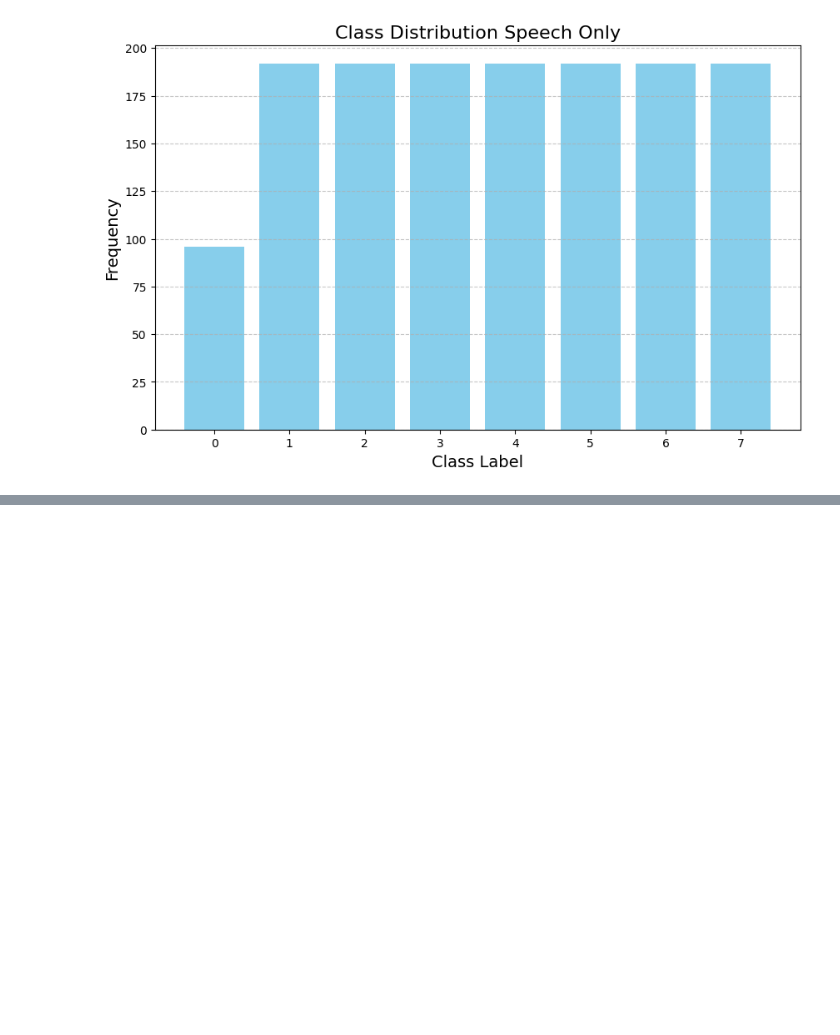
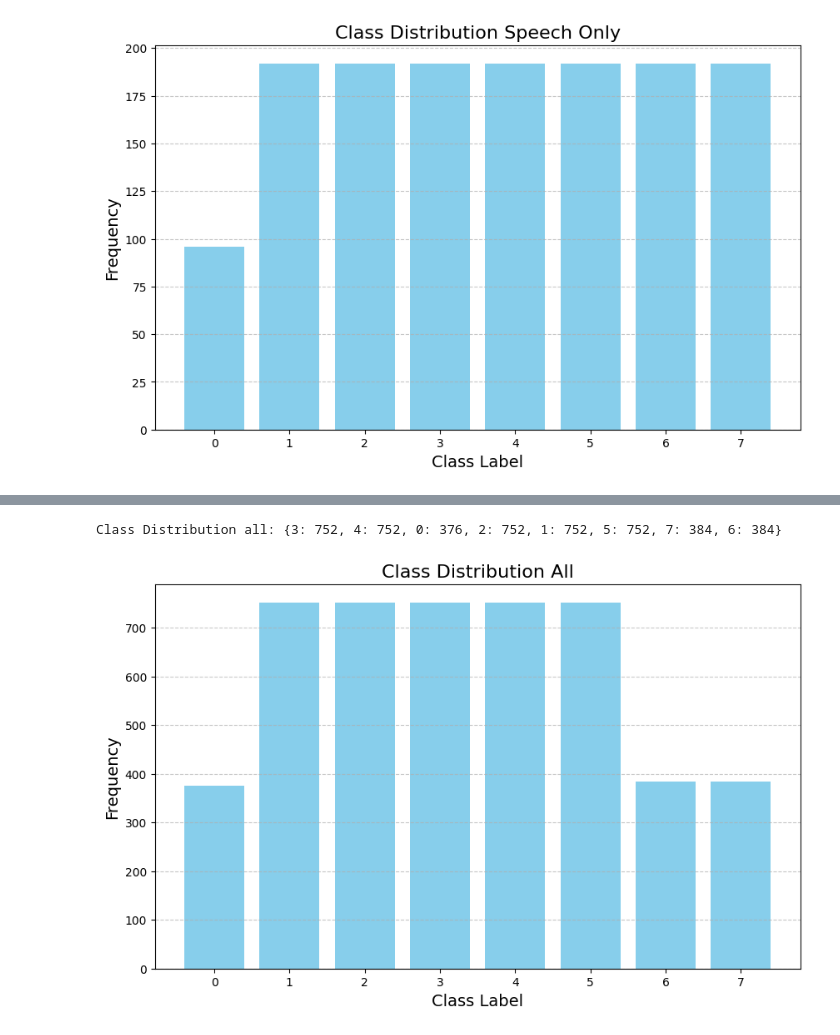
Before and after one commit to Devininthelab/face_emotion_recognition, a Jupyter notebook: src/preprocess/preprocess.ipynb, the cells around one changed output, grey strips where cells are left out. Cells and saved outputs as stored; diff of their text form; code cells hidden in the pictures; blank space fills up the shorter version.

```diff
--- a/src/preprocess/preprocess.ipynb
+++ b/src/preprocess/preprocess.ipynb
@@ -138,6 +140,25 @@ print(f"Saved to {output_path}")
 Saved to metadata/speech_ravdess_data.jsonl
 # %% [markdown]
 # Class distribution
+# %%
+from collections import Counter
+
+def calculate_class_distribution(jsonl_path):
+    """
+    Calculate the class distribution from a JSONL file.
+
+    Parameters:
+    jsonl_path (str): Path to the JSONL file.
+
+    Returns:
+    dict: A dictionary with class labels as keys and their counts as values.
+    """
+    class_counts = Counter()
+    with open(jsonl_path, 'r') as f:
+        for line in f:
+            entry = json.loads(line)
+            class_counts[entry['label']] += 1
+    return dict(class_counts)
 # %%
 from collections import Counter
 
@@ -208,0 +343,17 @@ Class Distribution Speech only: {5: 192, 2: 192, 6: 192, 3: 192, 1: 192, 4: 192,
+# %%
+# Calculate and display the class distribution
+class_distribution = calculate_class_distribution('/home/varaudio/Thang/emotion_recognition/src/preprocess/metadata/video_all_ravdess_data.jsonl')
+print("Class Distribution all:", class_distribution)
+
+# Plot the class distribution as a histogram
+plt.figure(figsize=(10, 6))
+plt.bar(class_distribution.keys(), class_distribution.values(), color='skyblue')
+plt.title('Class Distribution All', fontsize=16)
+plt.xlabel('Class Label', fontsize=14)
+plt.ylabel('Frequency', fontsize=14)
+plt.xticks(list(class_distribution.keys()))
+plt.grid(axis='y', linestyle='--', alpha=0.7)
+plt.show()
+# %% [output]
+Class Distribution all: {3: 752, 4: 752, 0: 376, 2: 752, 1: 752, 5: 752, 7: 384, 6: 384}
+[figure, added]
```
Also changed, not shown: parts of 10 cells of this notebook, 8 other files.
